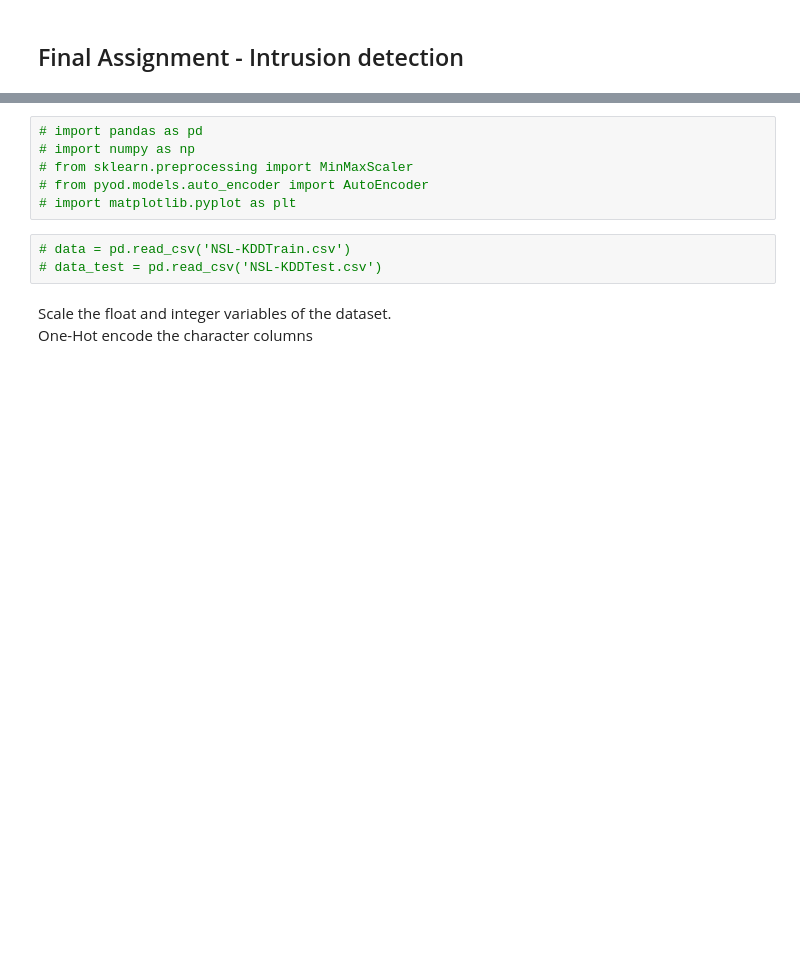
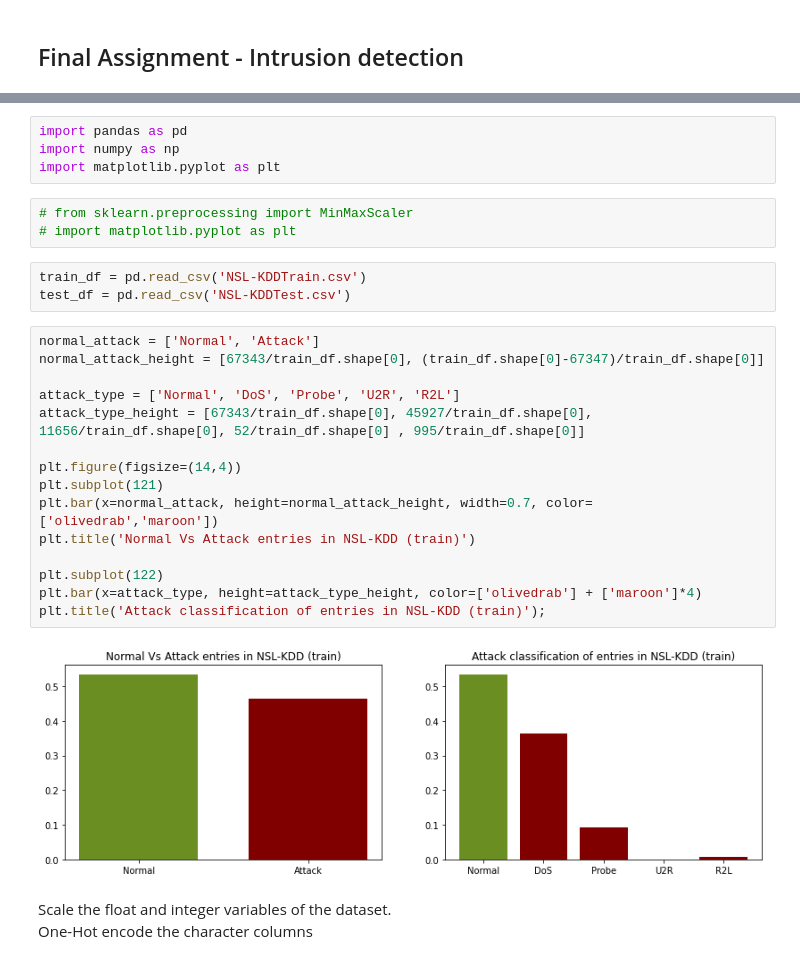
Before and after one commit to foukonana/MSc_MachineLearning_Asgmts, a Jupyter notebook: Assignments/Final/intrusion_detection.ipynb, the cells around one changed output, grey strips where cells are left out. Saved outputs shown, nothing was run; the diff lists cells and outputs as text; blank space fills up the shorter version.

Commit message:
added plots

```diff
--- a/Assignments/Final/intrusion_detection.ipynb
+++ b/Assignments/Final/intrusion_detection.ipynb
@@ -7,12 +8,30 @@ NSL-KDD is the updated version of KDD cup 99 dataset. It is used as a benchmark
 # %%
-# import pandas as pd
-# import numpy as np
-# from sklearn.preprocessing import MinMaxScaler
-# from pyod.models.auto_encoder import AutoEncoder
-# import matplotlib.pyplot as plt
+import pandas as pd
+import numpy as np
+import matplotlib.pyplot as plt
+# %%
+# from sklearn.preprocessing import MinMaxScaler
+# import matplotlib.pyplot as plt
 # %%
-# data = pd.read_csv('NSL-KDDTrain.csv')
-# data_test = pd.read_csv('NSL-KDDTest.csv')
+train_df = pd.read_csv('NSL-KDDTrain.csv')
+test_df = pd.read_csv('NSL-KDDTest.csv')
+# %%
+normal_attack = ['Normal', 'Attack']
+normal_attack_height = [67343/train_df.shape[0], (train_df.shape[0]-67347)/train_df.shape[0]]
+
+attack_type = ['Normal', 'DoS', 'Probe', 'U2R', 'R2L']
+attack_type_height = [67343/train_df.shape[0], 45927/train_df.shape[0], 11656/train_df.shape[0], 52/train_df.shape[0] , 995/train_df.shape[0]]
+
+plt.figure(figsize=(14,4))
+plt.subplot(121)
+plt.bar(x=normal_attack, height=normal_attack_height, width=0.7, color=['olivedrab','maroon'])
+plt.title('Normal Vs Attack entries in NSL-KDD (train)')
+
+plt.subplot(122)
+plt.bar(x=attack_type, height=attack_type_height, color=['olivedrab'] + ['maroon']*4)
+plt.title('Attack classification of entries in NSL-KDD (train)');
+# %% [output]
+[figure, added]
 # %% [markdown]
 Scale the float and integer variables of the dataset.
 One-Hot encode the character columns
```
Also changed, not shown: parts of 2 cells of this notebook, 1 other file.
